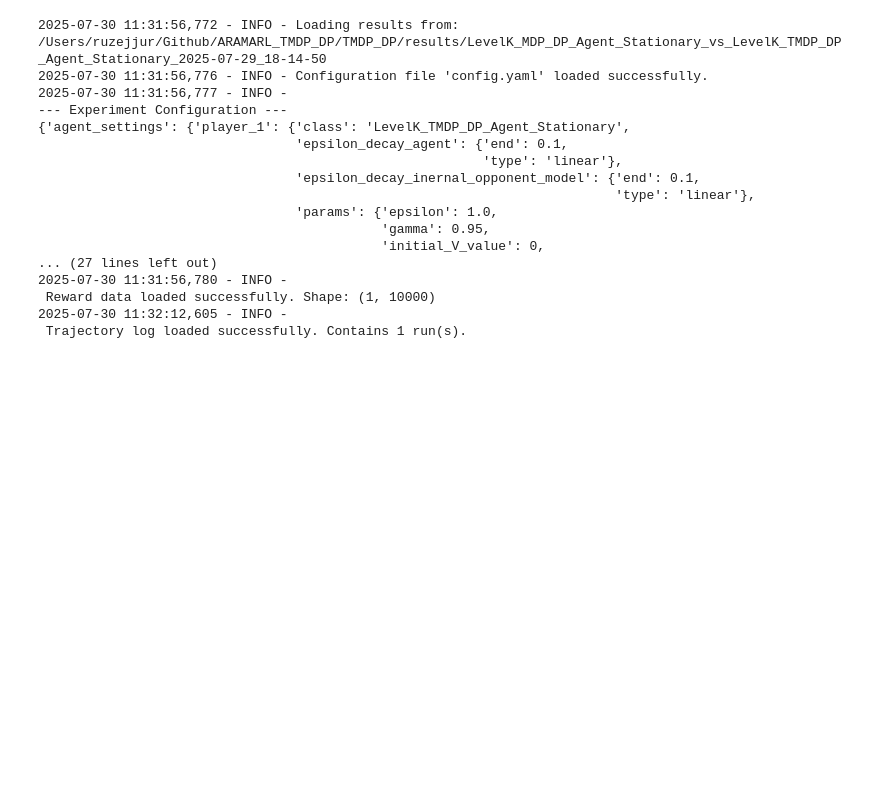
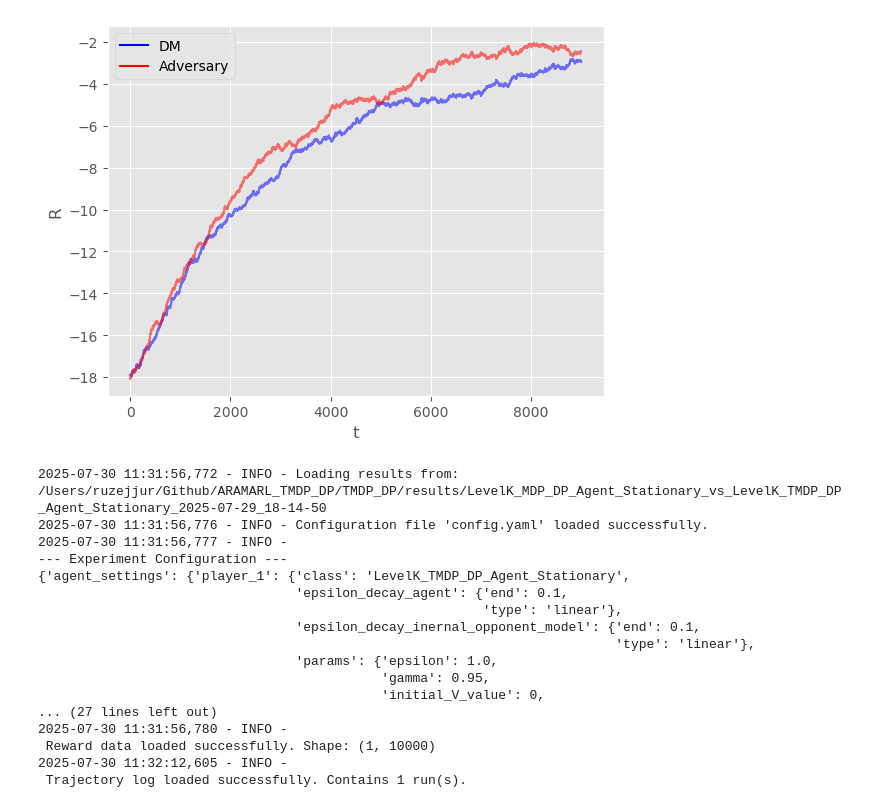
Before and after one commit to Ruzejjur/ARAMARL_TMDP_DP, a Jupyter notebook: TMDP_DP/CoinGame_experiments.ipynb, the cells around one changed output. Saved outputs shown, nothing was run; the diff lists cells and outputs as text; code cells hidden in the pictures; blank space fills up the shorter version.

```diff
--- a/TMDP_DP/CoinGame_experiments.ipynb
+++ b/TMDP_DP/CoinGame_experiments.ipynb
@@ -24,7 +24,6 @@ from utils.plot_utils import animate_trajectory_from_log, plot
 # %%
 # Load configuration and run the experiment
-config_file = 'configs/config.yaml'
-config = load_config(config_file)
+config_file_path = 'configs/config.yaml'
 
-results_path = run_experiment(config, log_trajectory=True)
+results_path = run_experiment(config_file_path, log_trajectory=True)
 # %% [output]
@@ -34,3 +36,4 @@ KeyboardInterrupt:
+[figure, added]
 # %%
 # Specify the Experiment Run to Analyze
 # ---------------------------------------------
```
Also changed, not shown: parts of 2 cells of this notebook, 7 other files.
